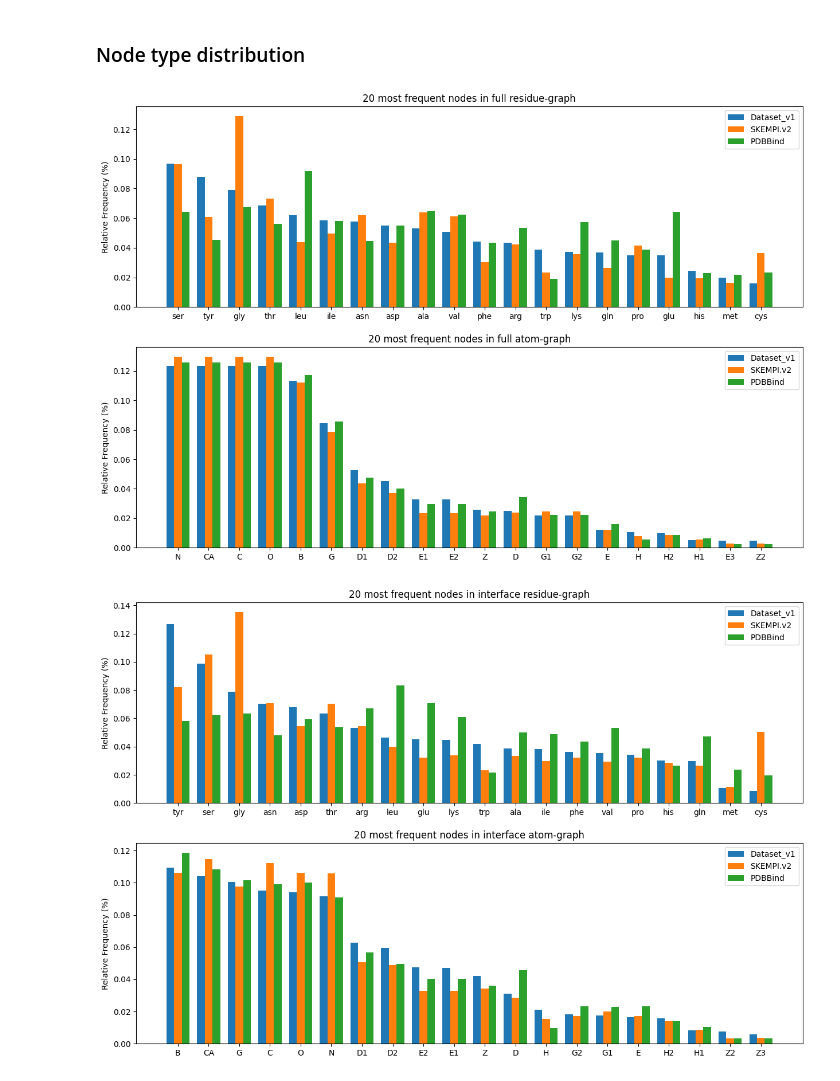
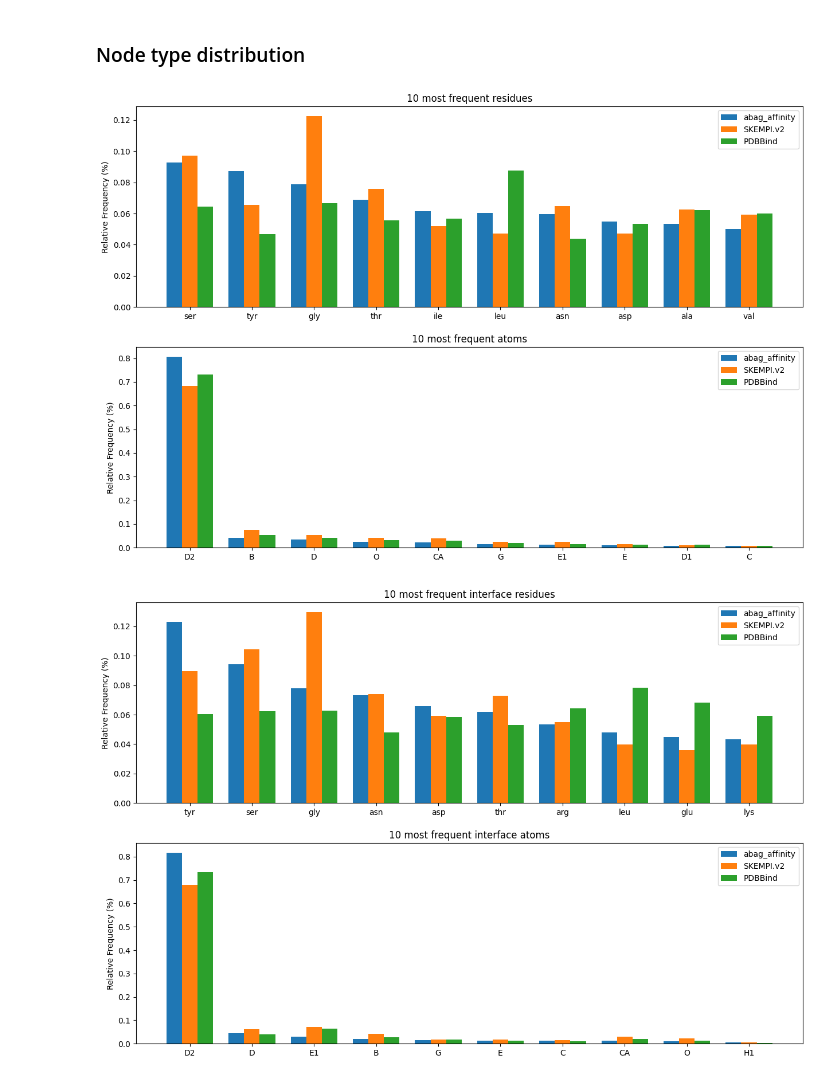
Before and after one commit to FabianTraxler/ag_binding_affinity, a Jupyter notebook: src/data_analysis/Interface Analysis.ipynb, the cells around one changed output. Drawn from its saved outputs; the diff is of its cells as text; code cells hidden in the pictures.

Commit message:
Update and fix data analysis notebooks

```diff
--- a/src/data_analysis/Interface Analysis.ipynb
+++ b/src/data_analysis/Interface Analysis.ipynb
@@ -111,6 +112,10 @@ def get_residue_count_and_interface_size(dataset, interface_distance_threshold):
                 else:
                     residue_o_coordinates[chain.id.lower()].append((np.nan, np.nan, np.nan))
                 residue_name[chain.id.lower()].append(residue.resname)
+                if chain.id.lower() not in chain_id2protein:
+                    #print(f"Chain ID {chain.id.lower()} not found in chain_id2protein dict for pdb_id {pdb_id}")
+                    #print(chain_id2protein)
+                    continue
                 resiude_count[chain_id2protein[chain.id.lower()]][residue.resname] += 1
 
         all_chains = list(structure.get_chains())
@@ -280,7 +276,7 @@ ID2ATOM = {i: atom for i, atom in enumerate(ATOM_POSTFIXES)}
 from abag_affinity.dataset.utils import load_graph_dict
 
 
-datasets = ["Dataset_v1", "SKEMPI.v2", "PDBBind" ]
+datasets = ["abag_affinity", "SKEMPI.v2", "PDBBind" ]
 node_types = ["atom", "residue"]
 
 dataset_stats = {}
@@ -288,7 +284,9 @@ dataset_stats = {}
 for dataset_name in datasets:
     print(f"Calculating stats for {dataset_name}")
 
-    summary_path, pdb_path = get_data_paths(config, dataset_name)
+    summary_path = os.path.join(config["DATASETS"]["path"], config["DATASETS"][dataset_name]["folder_path"], config["DATASETS"][dataset_name]["summary"])
+    pdb_path = os.path.join(config["DATASETS"]["path"], config["DATASETS"][dataset_name]["folder_path"], config["DATASETS"][dataset_name]["pdb_path"])
+
     dataset = pd.read_csv(summary_path)
 
     dataset = dataset.drop_duplicates(subset='pdb', keep='first')
@@ -309,7 +307,7 @@ for dataset_name in datasets:
         interface_hull_node_count = defaultdict(int)
 
         for idx, row in tqdm(dataset.iterrows(), total=len(dataset)):
-            data_location = row["data_location"]
+            data_location = "DATASETS"
             if "mutation_code" in row and row["mutation_code"] != "" and not isinstance(row["mutation_code"], float):
                 pdb_id = row["pdb"] + "_" + row["mutation_code"]
 
@@ -325,10 +323,13 @@ for dataset_name in datasets:
 
             if not os.path.exists(pdb_file_path):
                 continue
+            try:
+                graph_dict = load_graph_dict(row, dataset_name, config, node_type=node_type,
+                                            cleaned_pdb_folder=os.path.join(config["cleaned_pdbs"]),
+                                            interface_hull_size=INTERFACE_HULL_SIZE)
+            except:
+                continue
 
-            graph_dict = load_graph_dict(row, dataset_name, config, node_type=node_type,
-                                        distance_cutoff=5, cleaned_pdb_folder=os.path.join(config["cleaned_pdbs"]),
-                                        interface_hull_size=INTERFACE_HULL_SIZE)
             adjacency_matrix = graph_dict["adjacency_tensor"]
 
             interface_edges = np.where(adjacency_matrix[0, :, :] - adjacency_matrix[2, :, :] > 0.001)
@@ -475,14 +474,14 @@ plot_histograms("graph_size", "Number of graph nodes for {} nodes")
 # %% [markdown]
 ### Node type distribution
 # %%
-def plot_binding_residues(node_counts, graph_type: str, ax=None, plot_x_frequent=20):
-    plot_x_frequent = 20
+def plot_binding_residues(node_counts, node_type: str, ax=None, plot_x_frequent=20):
+    plot_x_frequent = 10
     width = 0.25
     if ax is None:
         fix, ax = plt.subplots(1,1, figsize=(15,8))
 
 
-    sorted_dict = {k: v for k, v in sorted(node_counts["Dataset_v1"].items(), key=lambda item: item[1], reverse=True)}
+    sorted_dict = {k: v for k, v in sorted(node_counts["abag_affinity"].items(), key=lambda item: item[1], reverse=True)}
     most_frequent_nodes = list(sorted_dict.keys())[:plot_x_frequent]
     indices = np.arange(min(plot_x_frequent, len(most_frequent_nodes)))
 
@@ -490,7 +489,7 @@ def plot_binding_residues(node_counts, graph_type: str, ax=None, plot_x_frequent
     for i, dataset_name in enumerate(node_counts.keys()):
         subplots.append(ax.bar(indices + width * i, [node_counts[dataset_name][node] for node in most_frequent_nodes], width=width, align='center'))
     ax.set_xticks(indices + width, list(sorted_dict.keys())[:plot_x_frequent])
-    ax.set_title("{} most frequent nodes in {}".format(plot_x_frequent, graph_type))
+    ax.set_title(f"{plot_x_frequent} most frequent {node_type}")
 
     ax.set_ylabel("Relative Frequency (%)")
     ax.legend( subplots, node_counts.keys() )
@@ -503,24 +502,25 @@ for i, node_type in enumerate(node_types):
     for dataset_name in dataset_stats.keys():
         node_counts[dataset_name] = dataset_stats[dataset_name][node_type]["node_count"]
 
-    plot_binding_residues(node_counts, f"full {node_type}-graph", ax=axs[i])
-
+    plot_binding_residues(node_counts, f"{node_type}s", ax=axs[i])
+plt.savefig(f"./Dataset_Analysis/plots/dataset_comparison_full_protein_type_distribution.png")
 plt.show()
 # %% [output]
-[figure, old version]
+[figure, new version]
 # %%
 fix, axs = plt.subplots(2,1, figsize=(15,10))
 
 for i, node_type in enumerate(node_types):
     node_counts = {}
     for dataset_name in dataset_stats.keys():
         node_counts[dataset_name] = dataset_stats[dataset_name][node_type]["interface_node_count"]
 
-    plot_binding_residues(node_counts, f"interface {node_type}-graph", ax=axs[i])
+    plot_binding_residues(node_counts, f"interface {node_type}s", ax=axs[i])
 
+plt.savefig(f"./Dataset_Analysis/plots/dataset_comparison_interface_type_distribution.png")
 plt.show()
 # %% [output]
-[figure, old version]
+[figure, new version]
 # %%
 fix, axs = plt.subplots(2,1, figsize=(15,10))
 
```
Also changed, not shown: parts of 16 cells of this notebook, 1 other file.
